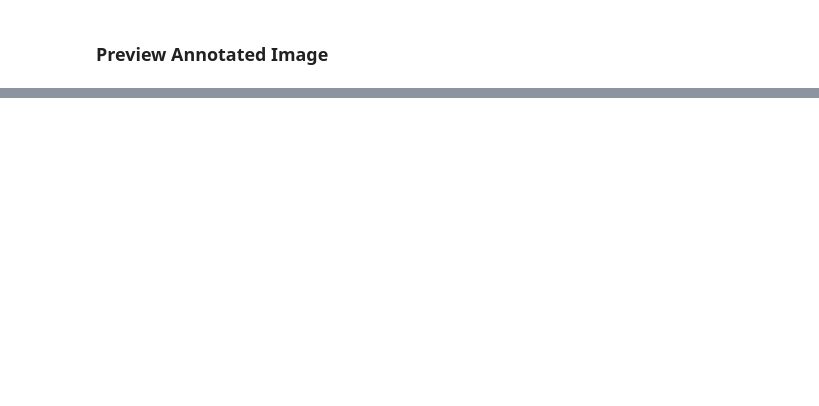
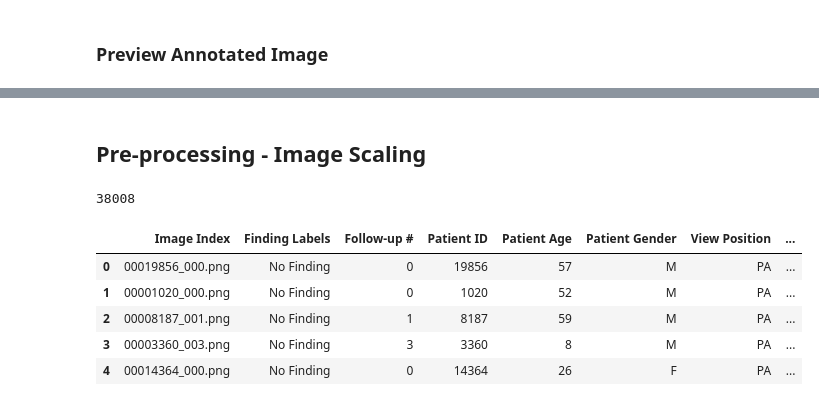
Before and after one commit to Aurora-Tek/AAI_Capstone_project, a Jupyter notebook: ChestXRays.ipynb, the cells around one changed output, grey strips where cells are left out. Saved outputs shown, nothing was run; the diff lists cells and outputs as text; code cells hidden in the pictures; blank space fills up the shorter version.

```diff
--- a/ChestXRays.ipynb
+++ b/ChestXRays.ipynb
@@ -666,0 +692,32 @@ Error: Could not read image file 'images/00013118_008.png'
+# %% [markdown]
+## Pre-processing - Image Scaling
+# %%
+# Reduce rows with 'No Finding' label to a maximum of 10,000
+no_finding_df = df[df['Finding Labels'] == 'No Finding']
+if len(no_finding_df) > 10000:
+    no_finding_df = no_finding_df.sample(n=10000, random_state=42)  # Randomly sample 10,000 rows
+
+# Concatenate the reduced 'No Finding' rows with other rows
+other_findings_df = df[df['Finding Labels'] != 'No Finding']
+df = pd.concat([no_finding_df, other_findings_df], ignore_index=True)
+# %%
+len(df)
+# %% [output]
+38008
+# %%
+# Rename columns
+df = df.rename(columns={
+    "OriginalImage[Width": "width",
+    "Height]": "height",
+    "OriginalImagePixelSpacing[x": "pixel_spacing x",
+    "y]": "pixel_spacing y"
+})
+
+display(df.head())
+# %% [output]
+|  | Image Index | Finding Labels | Follow-up # | Patient ID | Patient Age | Patient Gender | View Position | ... |
+| 0 | 00019856_000.png | No Finding | 0 | 19856 | 57 | M | PA | ... |
+| 1 | 00001020_000.png | No Finding | 0 | 1020 | 52 | M | PA | ... |
+| 2 | 00008187_001.png | No Finding | 1 | 8187 | 59 | M | PA | ... |
+| 3 | 00003360_003.png | No Finding | 3 | 3360 | 8 | M | PA | ... |
+| 4 | 00014364_000.png | No Finding | 0 | 14364 | 26 | F | PA | ... |
```
Also changed, not shown: parts of 40 cells of this notebook, 1 other file.
